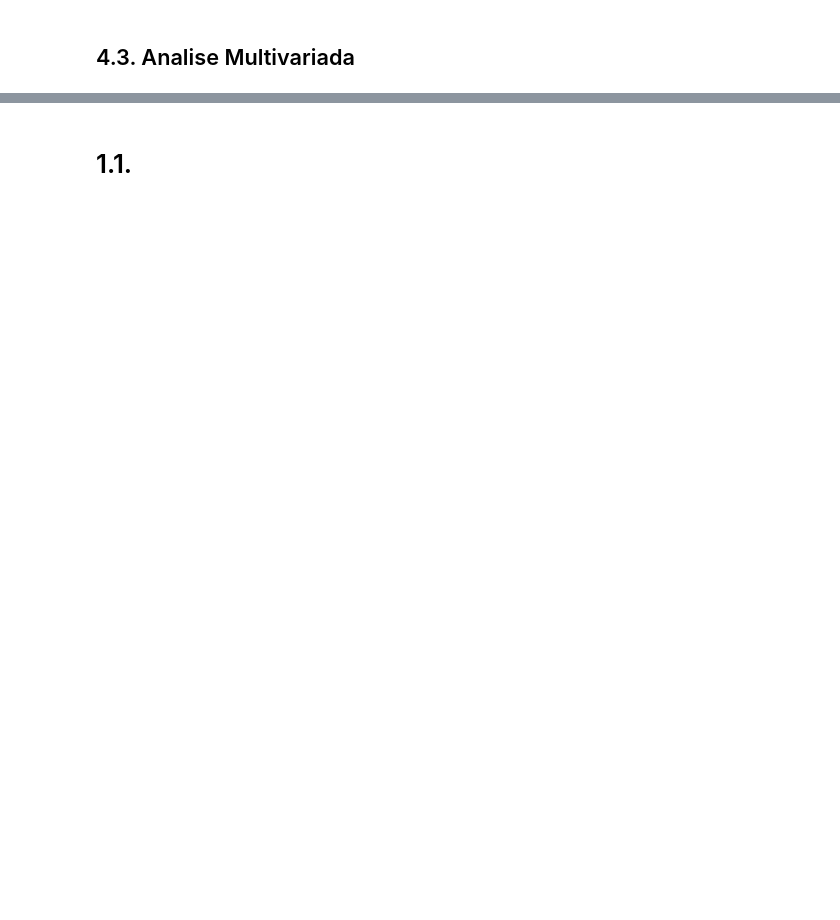
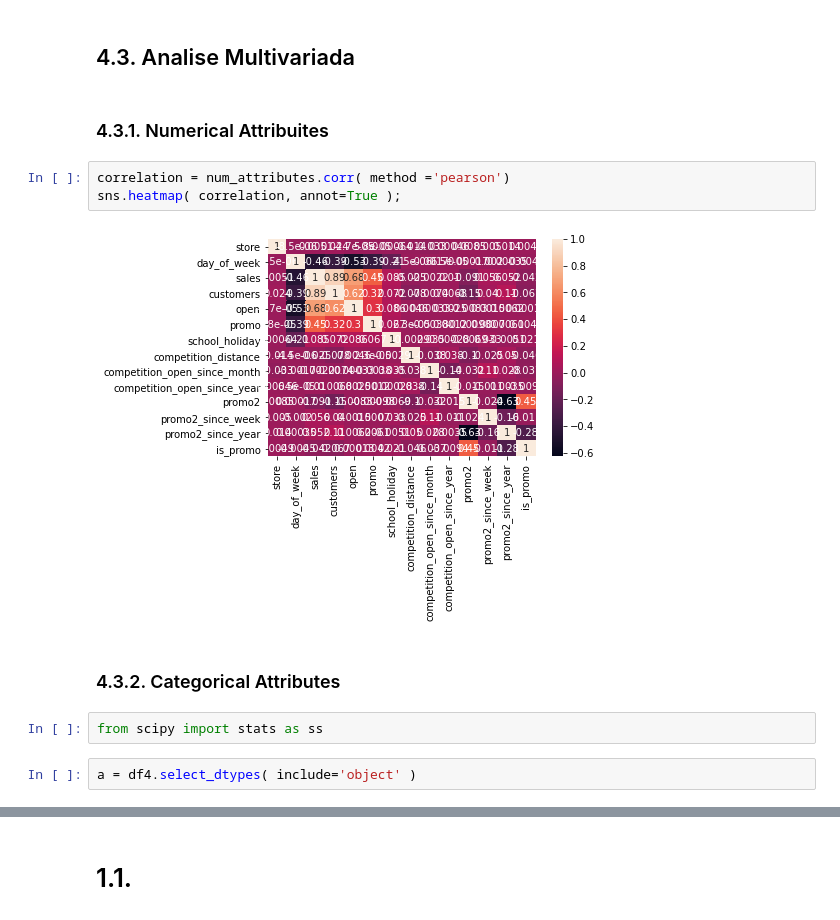
Before and after one commit to TiagoSolon/DS-Rossmann-Store-Sales, a Jupyter notebook: m04_v01_store_sales_prediction.ipynb, the cells around one changed output, grey strips where cells are left out. Cells and saved outputs as stored; diff of their text form; blank space fills up the shorter version.

```diff
--- a/m04_v01_store_sales_prediction.ipynb
+++ b/m04_v01_store_sales_prediction.ipynb
@@ -701,2 +766,15 @@ sns.barplot( x='month', y='sales', hue='school_holiday', data=aux2 );
 # %% [markdown]
 ## 4.3. Analise Multivariada
+# %% [markdown]
+### 4.3.1. Numerical Attribuites
+# %%
+correlation = num_attributes.corr( method ='pearson')
+sns.heatmap( correlation, annot=True );
+# %% [output]
+[figure, added]
+# %% [markdown]
+### 4.3.2. Categorical Attributes
+# %%
+from scipy import stats as ss
+# %%
+a = df4.select_dtypes( include='object' )
```
Also changed, not shown: parts of 15 cells of this notebook.
